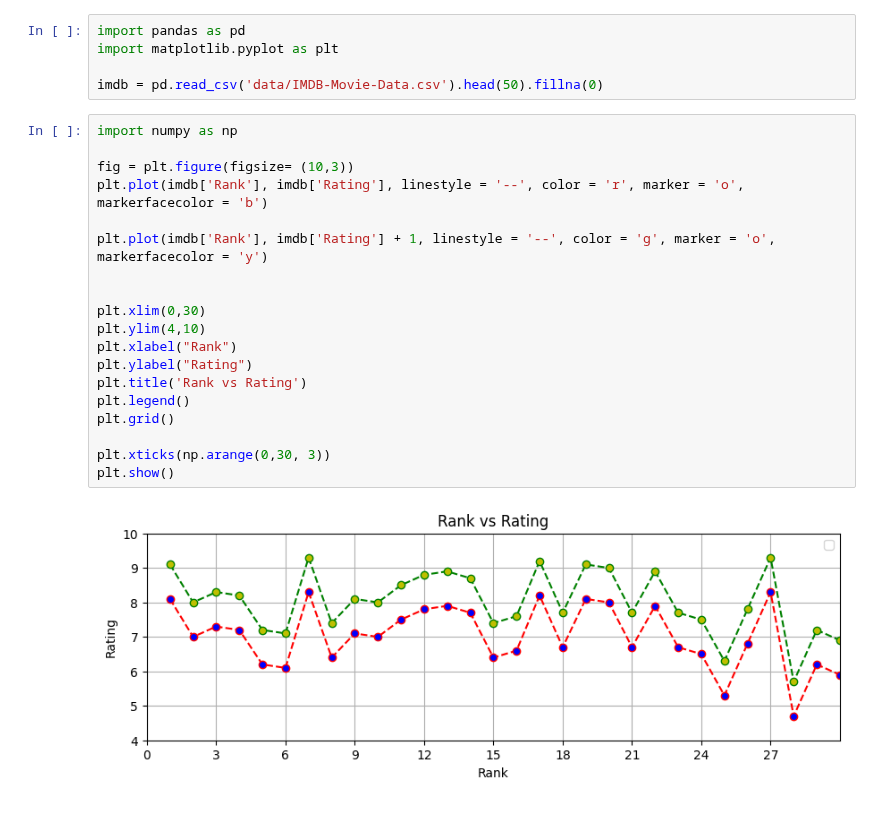
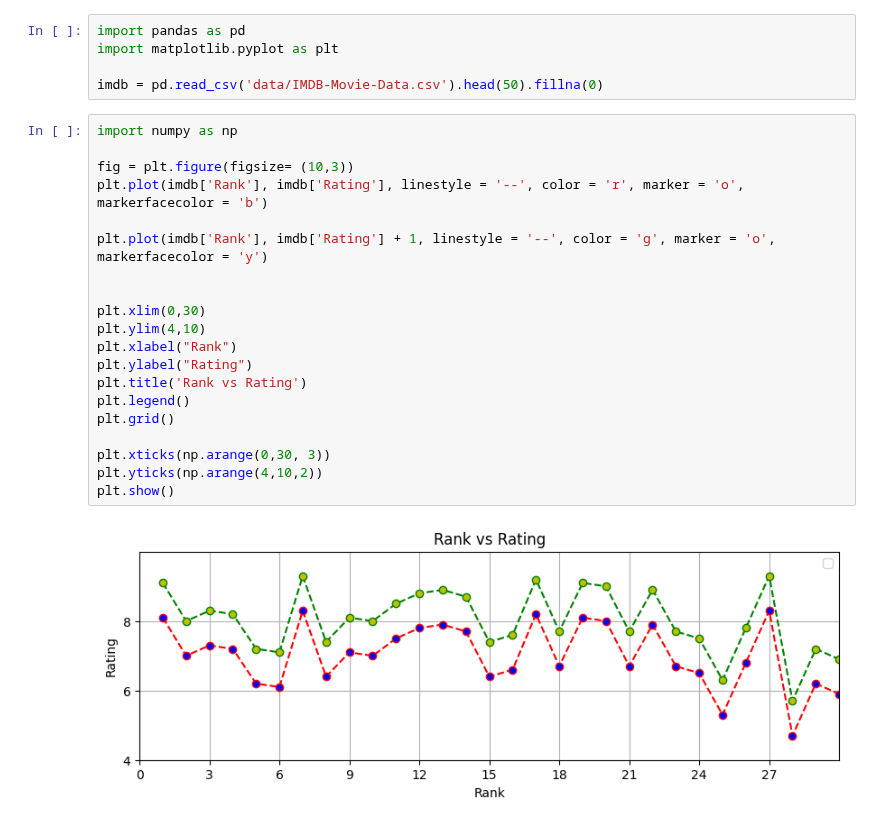
Before and after one commit to arashniroomand/MachineLearning, a Jupyter notebook: Practical_MasterClass/Matplotlib.ipynb, the cells around one changed output. Drawn from its saved outputs; the diff is of its cells as text.

```diff
--- a/Practical_MasterClass/Matplotlib.ipynb
+++ b/Practical_MasterClass/Matplotlib.ipynb
@@ -375,21 +375,22 @@ imdb = pd.read_csv('data/IMDB-Movie-Data.csv').head(50).fillna(0)
 # %%
 import numpy as np
 
 fig = plt.figure(figsize= (10,3))
 plt.plot(imdb['Rank'], imdb['Rating'], linestyle = '--', color = 'r', marker = 'o', markerfacecolor = 'b')
 
 plt.plot(imdb['Rank'], imdb['Rating'] + 1, linestyle = '--', color = 'g', marker = 'o', markerfacecolor = 'y')
 
 
 plt.xlim(0,30)
 plt.ylim(4,10)
 plt.xlabel("Rank")
 plt.ylabel("Rating")
 plt.title('Rank vs Rating')
 plt.legend()
 plt.grid()
 
 plt.xticks(np.arange(0,30, 3))
+plt.yticks(np.arange(4,10,2))
 plt.show()
 # %% [output]
-[figure, old version]
+[figure, new version]
```
Also changed, not shown: parts of 2 cells of this notebook.
